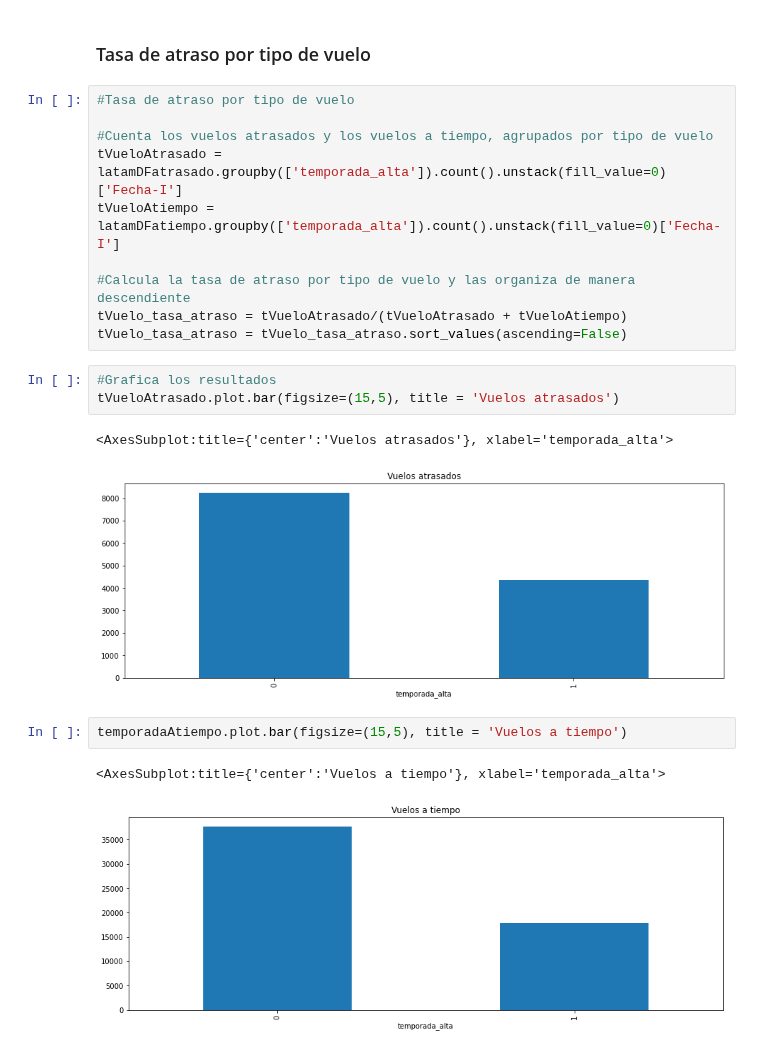
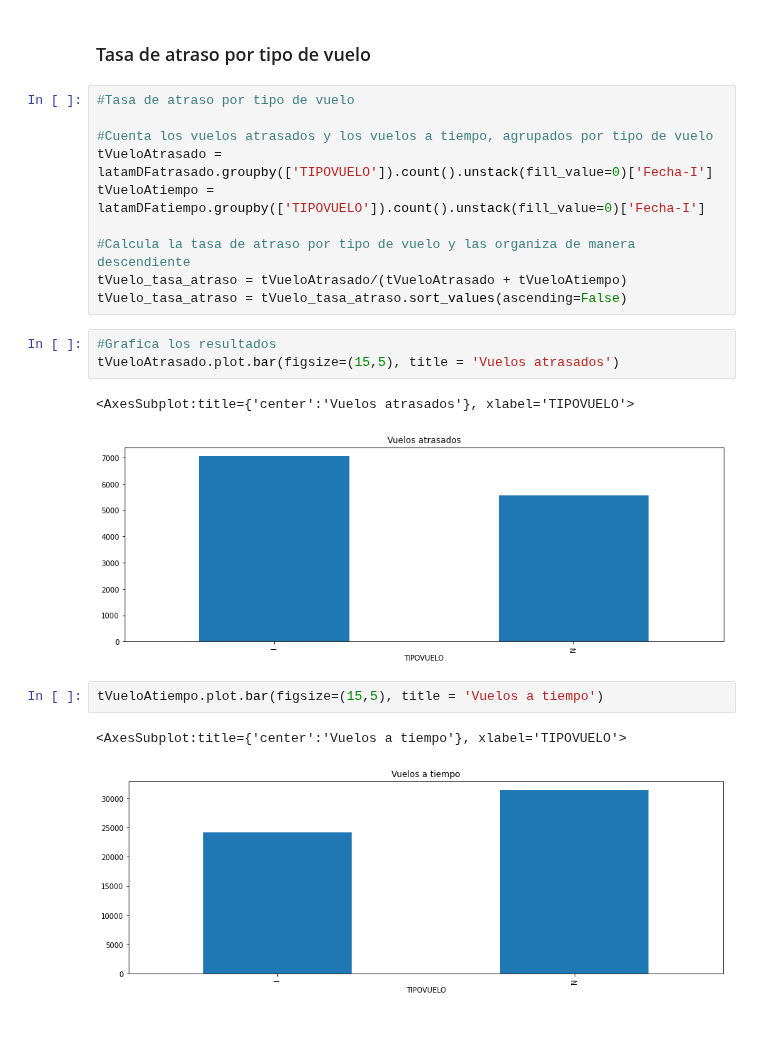
Before and after one commit to AndresFrancoG/desafioDSLatam, a Jupyter notebook: solution.ipynb, the cells around one changed output. Cells and saved outputs as stored; diff of their text form.

```diff
--- a/solution.ipynb
+++ b/solution.ipynb
@@ -329,8 +329,8 @@ Se observa que los vuelos en temporada alta tienen una tasa de retraso ligeramen
 #Tasa de atraso por tipo de vuelo
 
 #Cuenta los vuelos atrasados y los vuelos a tiempo, agrupados por tipo de vuelo
-tVueloAtrasado = latamDFatrasado.groupby(['temporada_alta']).count().unstack(fill_value=0)['Fecha-I']
-tVueloAtiempo = latamDFatiempo.groupby(['temporada_alta']).count().unstack(fill_value=0)['Fecha-I']
+tVueloAtrasado = latamDFatrasado.groupby(['TIPOVUELO']).count().unstack(fill_value=0)['Fecha-I']
+tVueloAtiempo = latamDFatiempo.groupby(['TIPOVUELO']).count().unstack(fill_value=0)['Fecha-I']
 
 #Calcula la tasa de atraso por tipo de vuelo y las organiza de manera descendiente
 tVuelo_tasa_atraso = tVueloAtrasado/(tVueloAtrasado + tVueloAtiempo)
@@ -339,11 +339,11 @@ tVuelo_tasa_atraso = tVuelo_tasa_atraso.sort_values(ascending=False)
 #Grafica los resultados
 tVueloAtrasado.plot.bar(figsize=(15,5), title = 'Vuelos atrasados')
 # %% [output]
-<AxesSubplot:title={'center':'Vuelos atrasados'}, xlabel='temporada_alta'>
+<AxesSubplot:title={'center':'Vuelos atrasados'}, xlabel='TIPOVUELO'>
-[figure, old version]
+[figure, new version]
 # %%
-temporadaAtiempo.plot.bar(figsize=(15,5), title = 'Vuelos a tiempo')
+tVueloAtiempo.plot.bar(figsize=(15,5), title = 'Vuelos a tiempo')
 # %% [output]
-<AxesSubplot:title={'center':'Vuelos a tiempo'}, xlabel='temporada_alta'>
+<AxesSubplot:title={'center':'Vuelos a tiempo'}, xlabel='TIPOVUELO'>
-[figure, old version]
+[figure, new version]
 # %%
```
Also changed, not shown: parts of 10 cells of this notebook.
